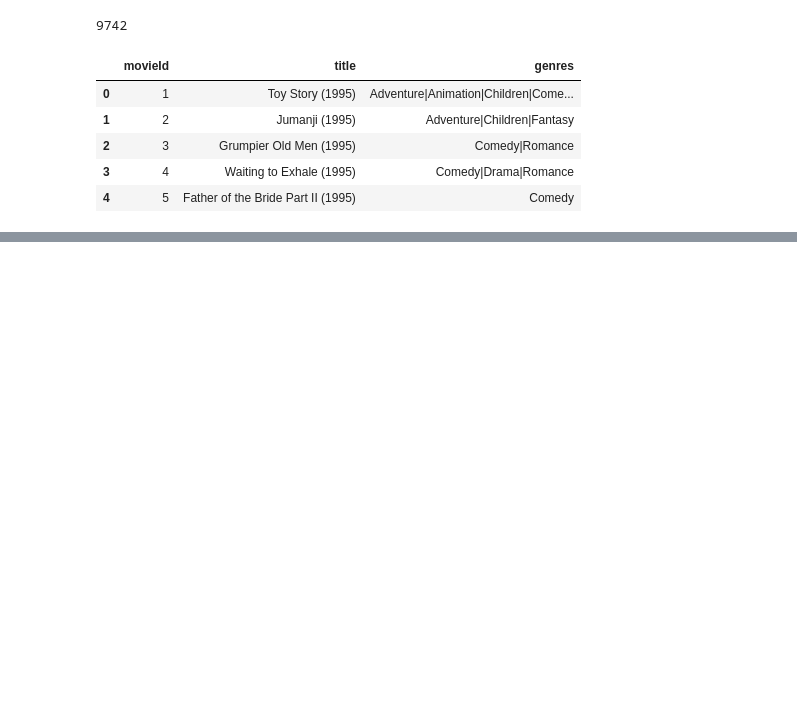
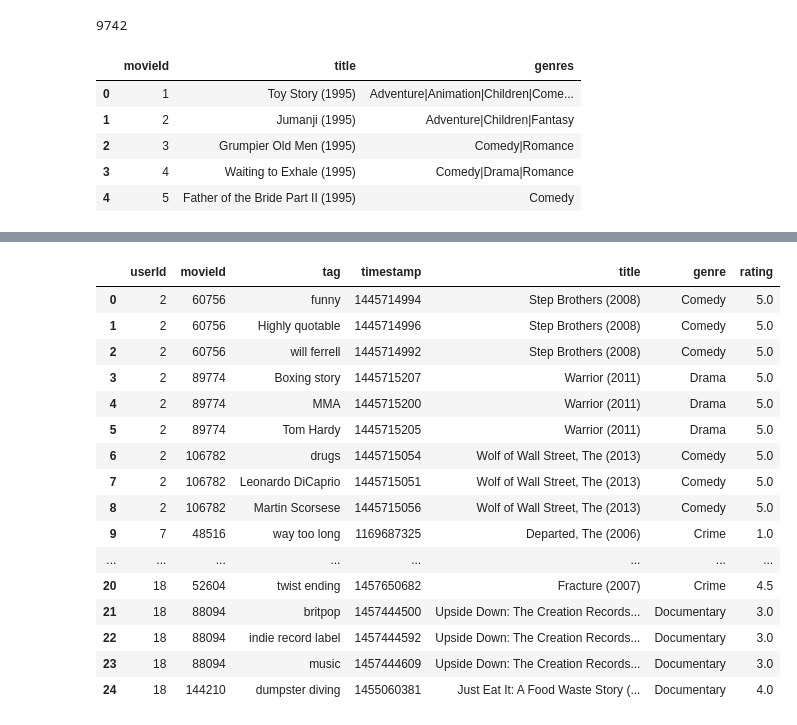
Before and after one commit to dmropp/Project_4_ML, a Jupyter notebook: analysis.ipynb, the cells around one changed output, grey strips where cells are left out. Saved outputs shown, nothing was run; the diff lists cells and outputs as text; code cells hidden in the pictures; blank space fills up the shorter version.

```diff
--- a/analysis.ipynb
+++ b/analysis.ipynb
@@ -252,0 +124,15 @@ dtype: int64
+# %%
+# split genres column, drop original genres column, rename the first genre column to genre, drop additional genre columns
+# in order to only keep first genre listed, assuming that's the most relevant
+movies_df_copy = movies_df.copy()
+new = movies_df_copy["genres"].str.split("|",expand=True)
+for i in new:
+    movies_df_copy[f"genre{i + 1}"] = new[i]
+movies_df_copy.drop(columns=["genres"], inplace=True)
+movies_trimmed = movies_df_copy.rename(columns={"genre1": "genre"})
+movies_trimmed.drop(columns=["genre2", "genre3", "genre4", "genre5", "genre6", "genre7", "genre8", "genre9", "genre10"], inplace=True)
+print(len(movies_trimmed))
+movies_trimmed.dropna(inplace=True)
+print(len(movies_trimmed["title"].unique()))
+movies_trimmed.set_index("movieId", inplace=True)
+movies_trimmed.head(100)
@@ -252,0 +156,14 @@ dtype: int64
+# %%
+# add movie title and genre to tags dataframe based on movieId
+tags_movies = tags_df.copy()
+tags_movies["title"] = ""
+tags_movies["genre"] = ""
+for i in range(len(tags_movies)):
+    movie = tags_movies.loc[i, "movieId"]
+    film = movies_trimmed.at[movie, "title"]
+    genre = movies_trimmed.at[movie, "genre"]
+    tags_movies.loc[tags_movies.index[i], "title"] = film
+    tags_movies.loc[tags_movies.index[i], "genre"] = genre
+print(len(tags_movies["userId"].unique()))
+
+tags_movies.head(25)
@@ -252,0 +189,30 @@ dtype: int64
+# %%
+# Add ratings for each user/movie combo to movies + tags dataframe
+tags_movies_ratings = tags_movies.copy()
+tags_movies_ratings["rating"] = ""
+for j in range(len(tags_movies_ratings)):
+    user = tags_movies_ratings.loc[j, "userId"]
+    movie = tags_movies_ratings.loc[j, "movieId"]
+    rating = ratings_df.loc[((ratings_df["userId"]==user) & (ratings_df["movieId"]==movie)), "rating"]
+    if not rating.empty:
+        tags_movies_ratings.loc[tags_movies_ratings.index[j], "rating"] = rating.item()
+
+tags_movies_ratings.head(25)
+# %% [output]
+|  | userId | movieId | tag | timestamp | title | genre | rating |
+| 0 | 2 | 60756 | funny | 1445714994 | Step Brothers (2008) | Comedy | 5.0 |
+| 1 | 2 | 60756 | Highly quotable | 1445714996 | Step Brothers (2008) | Comedy | 5.0 |
+| 2 | 2 | 60756 | will ferrell | 1445714992 | Step Brothers (2008) | Comedy | 5.0 |
+| 3 | 2 | 89774 | Boxing story | 1445715207 | Warrior (2011) | Drama | 5.0 |
+| 4 | 2 | 89774 | MMA | 1445715200 | Warrior (2011) | Drama | 5.0 |
+| 5 | 2 | 89774 | Tom Hardy | 1445715205 | Warrior (2011) | Drama | 5.0 |
+| 6 | 2 | 106782 | drugs | 1445715054 | Wolf of Wall Street, The (2013) | Comedy | 5.0 |
+| 7 | 2 | 106782 | Leonardo DiCaprio | 1445715051 | Wolf of Wall Street, The (2013) | Comedy | 5.0 |
+| 8 | 2 | 106782 | Martin Scorsese | 1445715056 | Wolf of Wall Street, The (2013) | Comedy | 5.0 |
+| 9 | 7 | 48516 | way too long | 1169687325 | Departed, The (2006) | Crime | 1.0 |
+| ... | ... | ... | ... | ... | ... | ... | ... |
+| 20 | 18 | 52604 | twist ending | 1457650682 | Fracture (2007) | Crime | 4.5 |
+| 21 | 18 | 88094 | britpop | 1457444500 | Upside Down: The Creation Records... | Documentary | 3.0 |
+| 22 | 18 | 88094 | indie record label | 1457444592 | Upside Down: The Creation Records... | Documentary | 3.0 |
+| 23 | 18 | 88094 | music | 1457444609 | Upside Down: The Creation Records... | Documentary | 3.0 |
+| 24 | 18 | 144210 | dumpster diving | 1455060381 | Just Eat It: A Food Waste Story (... | Documentary | 4.0 |
```
Also changed, not shown: parts of 21 cells of this notebook.
